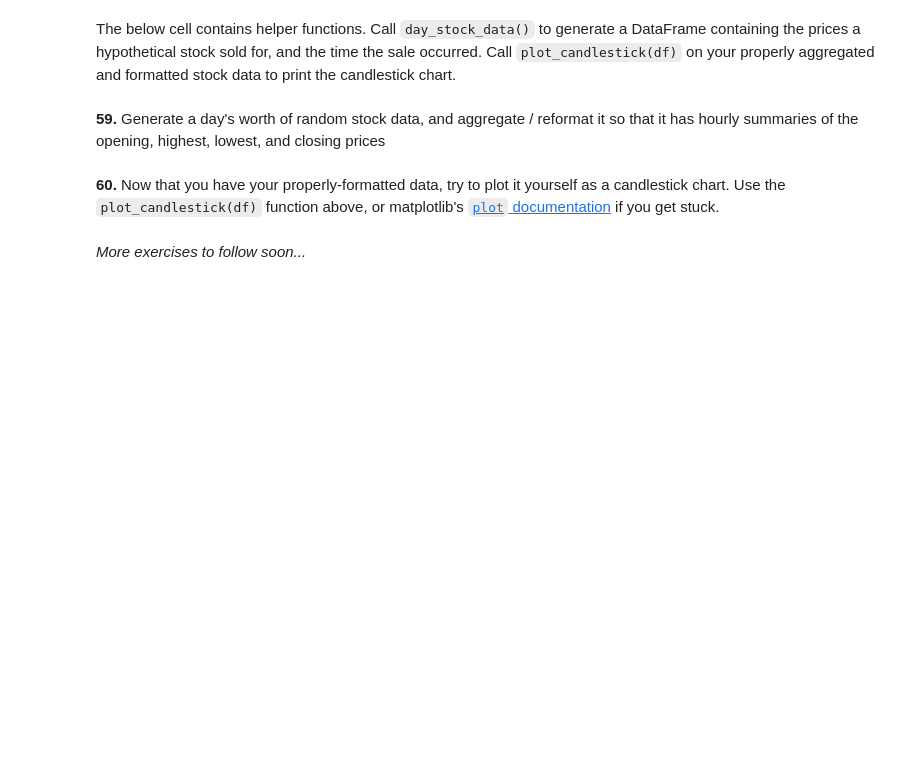
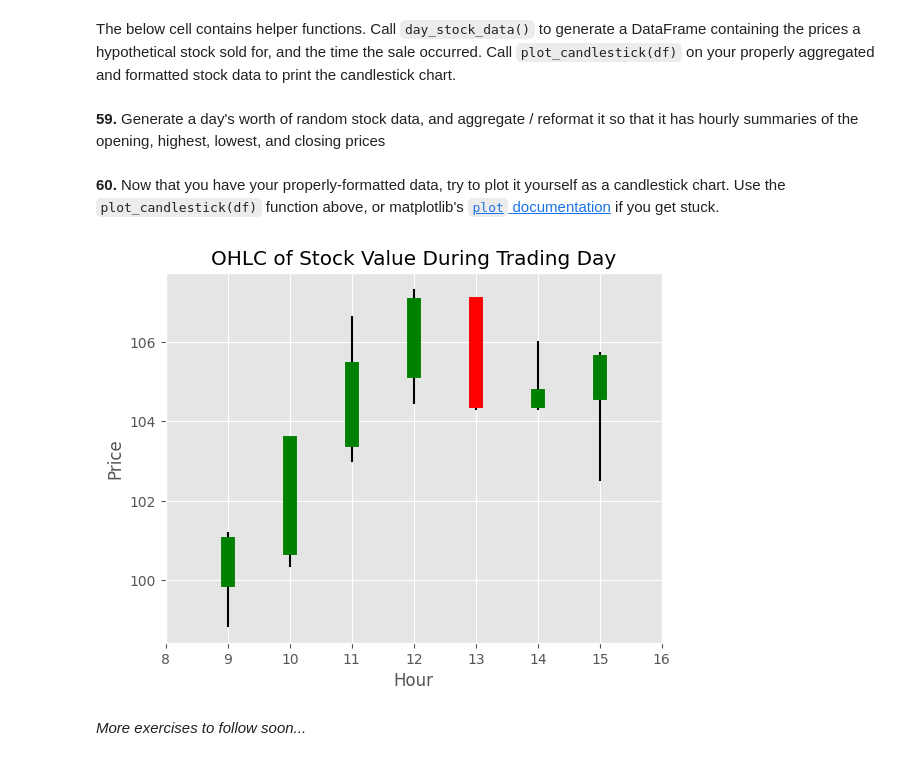
Before and after one commit to tinapyp/data-science-learning, a Jupyter notebook: Challenges/100-pandas-puzzles/100-pandas-puzzles.ipynb, the cells around one changed output. Cells and saved outputs as stored; diff of their text form; code cells hidden in the pictures; blank space fills up the shorter version.

````diff
--- a/Challenges/100-pandas-puzzles/100-pandas-puzzles.ipynb
+++ b/Challenges/100-pandas-puzzles/100-pandas-puzzles.ipynb
@@ -783,7 +1305,20 @@ def plot_candlestick(agg):
     plt.show()
 # %% [markdown]
 **59.** Generate a day's worth of random stock data, and aggregate / reformat it so that it has hourly summaries of the opening, highest, lowest, and closing prices
+# %%
+import warnings
+warnings.filterwarnings('ignore')
+
+df = day_stock_data()
+df.set_index('time', inplace=True)
+agg = df.resample('H').ohlc()
+agg.columns = agg.columns.droplevel()
+agg['color'] = np.where(agg['close'] > agg['open'], 'green', 'red')
 # %% [markdown]
 **60.** Now that you have your properly-formatted data, try to plot it yourself as a candlestick chart.  Use the ```plot_candlestick(df)``` function above, or matplotlib's [```plot``` documentation](https://matplotlib.org/api/_as_gen/matplotlib.axes.Axes.plot.html) if you get stuck.
+# %%
+plot_candlestick(agg)
+# %% [output]
+[figure, added]
 # %% [markdown]
 *More exercises to follow soon...*
````
Also changed, not shown: parts of 49 cells of this notebook, 1 other file.
